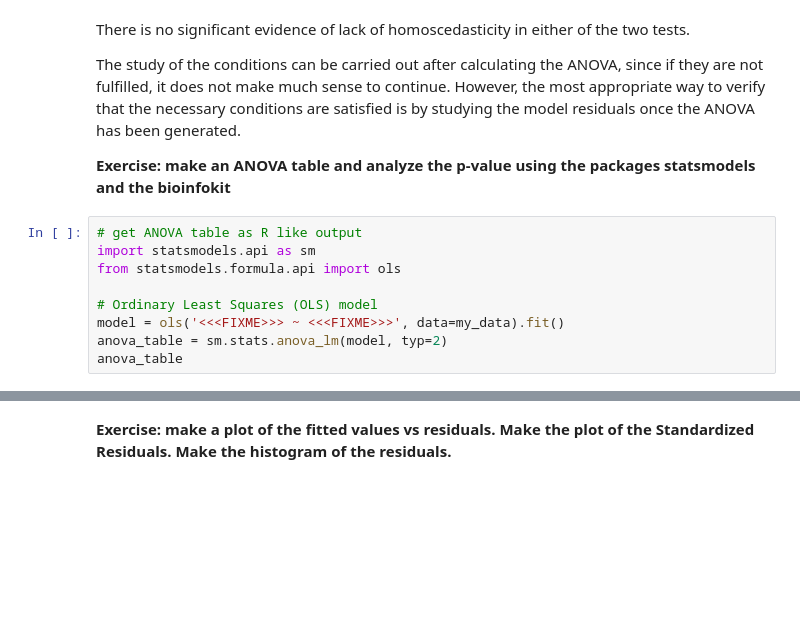
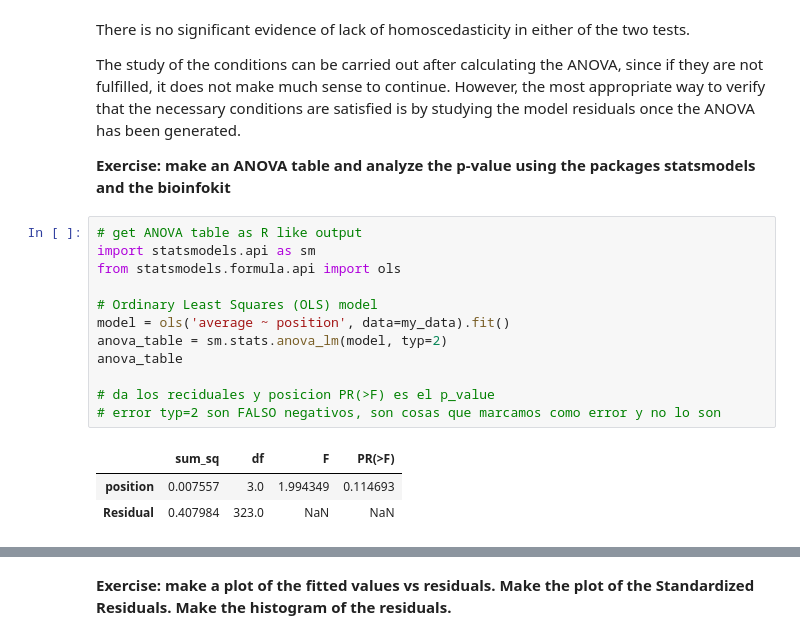
Before and after one commit to mronqui/hypothesis-testing-exercises-project-with-python, a Jupyter notebook: notebook/problems.ipynb, the cells around one changed output, grey strips where cells are left out. Saved outputs shown, nothing was run; the diff lists cells and outputs as text; blank space fills up the shorter version.

```diff
--- a/notebook/problems.ipynb
+++ b/notebook/problems.ipynb
@@ -249,12 +268,19 @@ The study of the conditions can be carried out after calculating the ANOVA, sinc
 # %%
 # get ANOVA table as R like output
 import statsmodels.api as sm
 from statsmodels.formula.api import ols
 
 # Ordinary Least Squares (OLS) model
-model = ols('<<<FIXME>>> ~ <<<FIXME>>>', data=my_data).fit()
+model = ols('average ~ position', data=my_data).fit()
 anova_table = sm.stats.anova_lm(model, typ=2)
 anova_table
+
+# da los reciduales y posicion PR(>F) es el p_value
+# error typ=2 son FALSO negativos, son cosas que marcamos como error y no lo son
+# %% [output]
+|  | sum_sq | df | F | PR(>F) |
+| position | 0.007557 | 3.0 | 1.994349 | 0.114693 |
+| Residual | 0.407984 | 323.0 | NaN | NaN |
 # %%
 # ANOVA with package bioinfokit
 from bioinfokit.analys import stat
```
Also changed, not shown: parts of 10 cells of this notebook.
